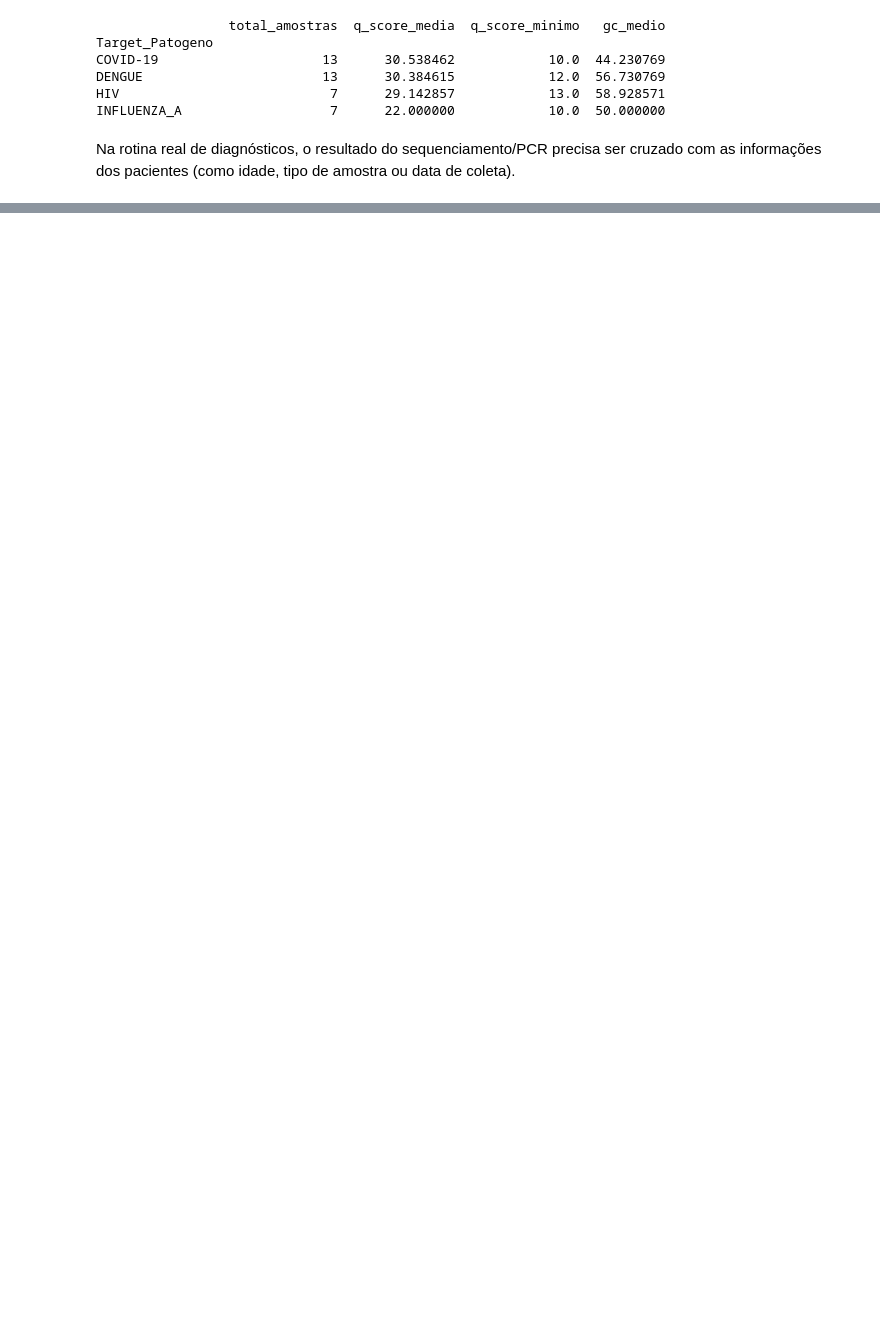
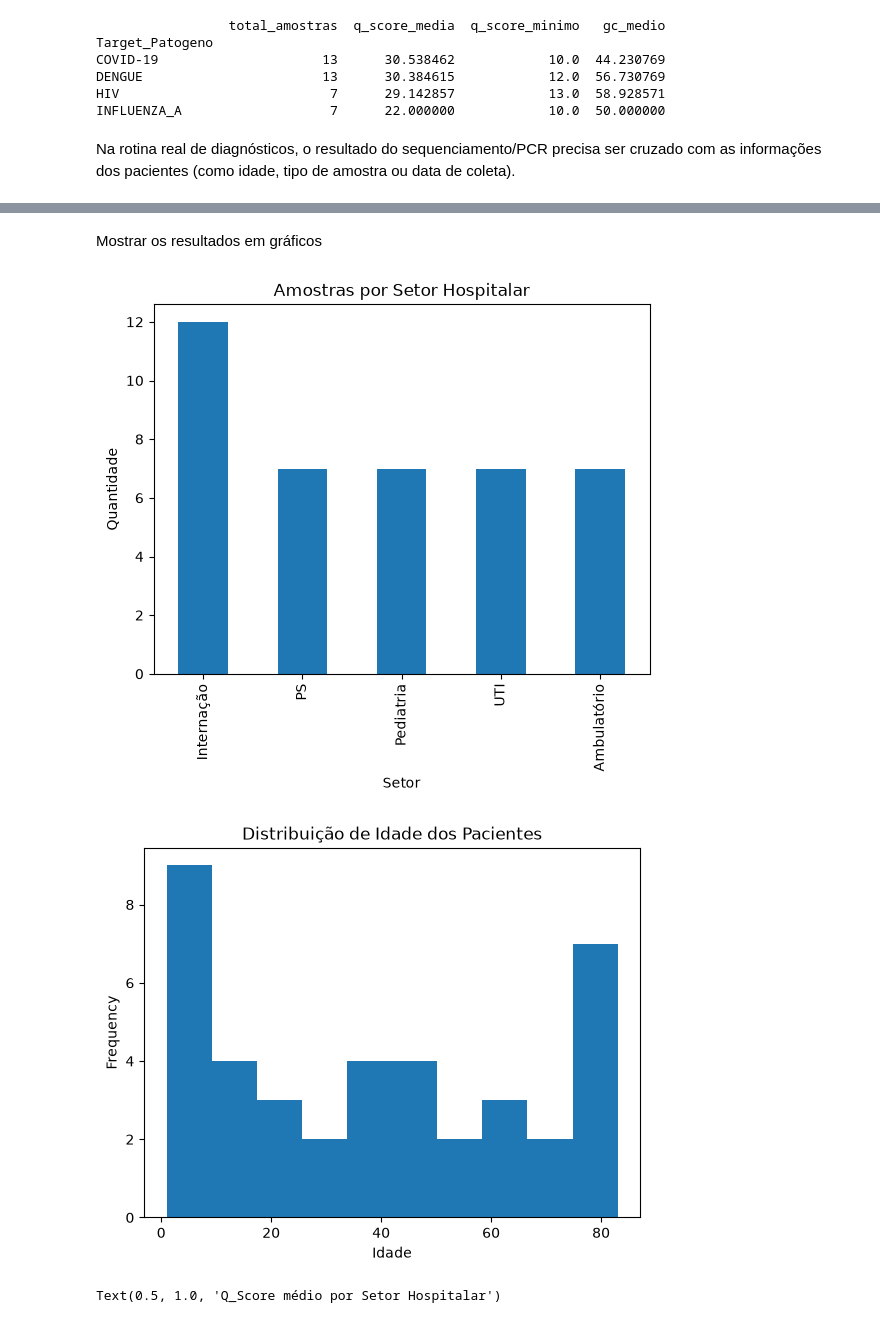
Before and after one commit to larijbpg/dna-analyzer-python, a Jupyter notebook: limpeza_dados_brutos.ipynb, the cells around one changed output, grey strips where cells are left out. Cells and saved outputs as stored; diff of their text form; code cells hidden in the pictures; blank space fills up the shorter version.

Commit message:
docs/ feat: Adiciona visualização de dados (Matplotlib/Searborn) ao pipeline de triagem

```diff
--- a/limpeza_dados_brutos.ipynb
+++ b/limpeza_dados_brutos.ipynb
@@ -233,31 +245,34 @@ import pandas as pd
 import numpy as np
 
 # Tabela 2: Metadados dos Pacientes/Amostras
+#p=[] diz a chance de cada opção, tipo 40% de chance de ser swab, 30% de ser sangue
+# np.random.choice() => escolhe uma opção que eu ja defini em uma listaa
+# np.random.randint() => sortear um numero inteiro dentro de um intervalo => só digo o minimo e o máximo, não dou uma lista
+    # pode sair qualquer numero entre 1 e 84
 dados_pacientes = {
-    "ID_AMOSTRA" : [f"AM_{i:03d}" for i in range(1,51)],
+    "ID_Amostra" : [f"AM_{i:03d}" for i in range(1,51)],
     "Tipo_Amostra" : np.random.choice(
         ["Swab Nasofaringeo", "Sangue Total", "Saliva", "Lavado Broncoalveolar"], size=50, p=[0.4, 0.3, 0.2, 0.1]
     ),
     "Idade_Paciente" : np.random.randint(1, 85, size = 50),
-    "Sexo" : np.random.choice(["M", "F"], size = 50),
+    "Sexo" : np.random.choice(["M", "F"], size = 50), # sem p=[], portanto é 50/50
     "Setor_Hospitalar" : np.random.choice(
         ["UTI", "PS", "Internação", "Ambulatório", "Pediatria"], size=50),
     "Região_Coleta" : np.random.choice(["Sudeste", "Sul", "Nordeste", "Norte", "Centro-Oeste"], size=50),
     "Status_Vacinal" : np.random.choice(["Completo", "Incompleto", "Não informado"], size=50, p=[0.7, 0.2, 0.1])
     }
-df_pacientes = pd.DataFrame(dados_pacientes)
+df_pacientes = pd.DataFrame(dados_pacientes) #transforme esses dados em uma tabela de verdade (DataFrame)
 
-# configuração para exibir TODAS as colunas sem cortar no terminal
+# configuração visual para exibir TODAS as colunas sem cortar no terminal
 
-pd.set_option("display.maz_columns", None)
+pd.set_option("display.max_columns", None)
+# manda o Pandas mostrar todas as colunas da tabela, sem cortar nenhuma(None significa sem limite)
+# display.max_columns normalmente espera um número — por exemplo, 10 diria "mostra no máximo 10 colunas".
+# Sem essa linha, se a tabela tiver muitas colunas, o Pandas esconde algumas no meio e mostra só um "..." no lugar.
 pd.set_option("display.width", 1000)
+# define a largura máxima (em caracteres) que o Pandas usa pra imprimir a tabela numa linha só.
+# Sem isso, se a tabela for larga, o Pandas quebra ela em várias linhas, ficando bagunçado de ler.
 
 print(f"Total de metadados cadastrados: {len(df_pacientes)} amostras")
 print(df_pacientes.head(10)) # Mostra as 10 primeiras para conferir
-
-# Cruzamento mantendo todas as amostras limpas do seu pipeline
-df_completo = pd.merge(df, df_pacientes, on="ID_Amostra", how="left")
-
-print("--- DATAFRAME FINAL COM TODOS OS METADADOS ---")
-print(df_completo)
 # %% [output]
@@ -274,0 +318,26 @@ df_completo
+# %% [markdown]
+Mostrar os resultados em gráficos
+# %%
+import matplotlib.pyplot as plt # precisa instalar
+
+# Contagem de amostras por setor hospitalar
+df_completo["Setor_Hospitalar"].value_counts().plot(kind="bar")
+plt.title("Amostras por Setor Hospitalar")
+plt.xlabel("Setor")
+plt.ylabel("Quantidade")
+plt.show()
+
+# Distribuição de idade dos pacientes
+
+df_completo["Idade_Paciente"].plot(kind="hist", bins=10) # hitograma e divide as idades em 10 faixas
+plt.title("Distribuição de Idade dos Pacientes")
+plt.xlabel("Idade")
+plt.show()
+
+# Matplotlib mais avançado usando o groupby()
+df_completo.groupby("Setor_Hospitalar")["Q_Score"].mean().plot(kind="bar", color="teal")
+plt.title("Q_Score médio por Setor Hospitalar")
+# %% [output]
+[figure, added]
+[figure, added]
+Text(0.5, 1.0, 'Q_Score médio por Setor Hospitalar')
```
Also changed, not shown: parts of 13 cells of this notebook, 1 other file.
